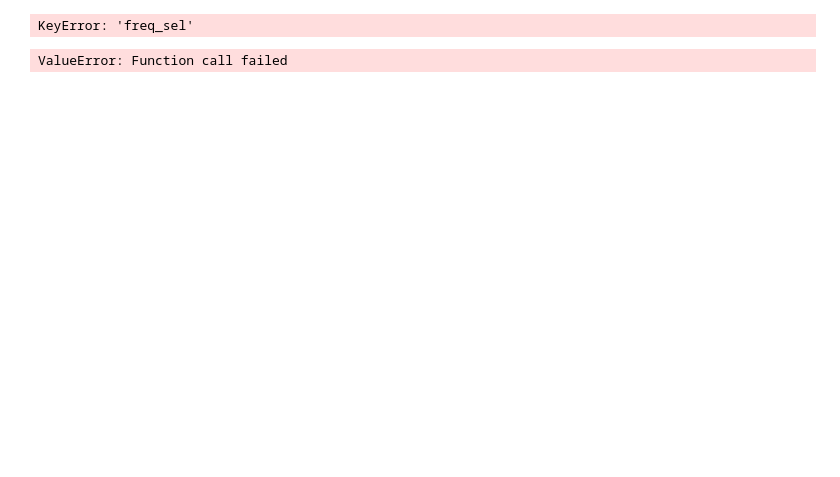
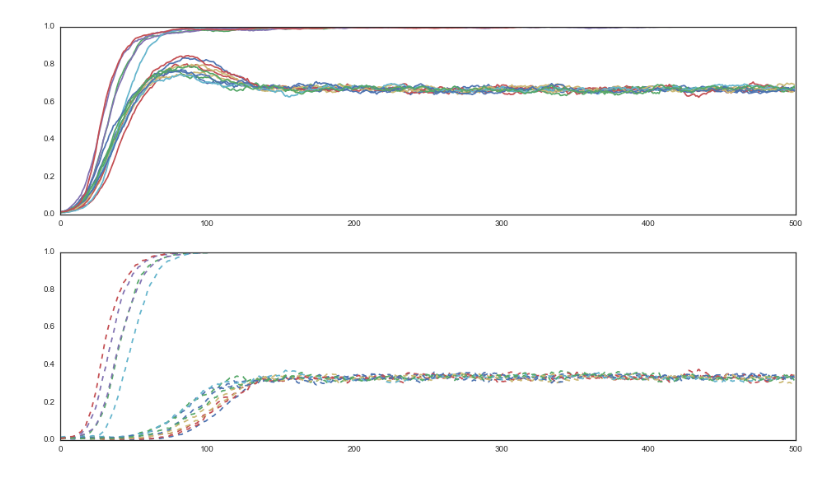
Before and after one commit to tiagoantao/bioinf-python, a Jupyter notebook: notebooks/04_PopSim/Selection.ipynb, the cells around one changed output. Drawn from its saved outputs; the diff is of its cells as text; code cells hidden in the pictures; blank space fills up the shorter version.

```diff
--- a/notebooks/04_PopSim/Selection.ipynb
+++ b/notebooks/04_PopSim/Selection.ipynb
@@ -151,0 +144,4 @@ del post_ops['Stat-freq-eval']
+# %%
+pop_size = 5000
+num_gens = 500
+pops = sp.Population(pop_size, loci=[1 * num_loci], infoFields=['fitness'])
@@ -152,9 +170,5 @@ del post_ops['Stat-freq-eval']
 # %%
-num_gens = 100
-pops_500 = sp.Population(500, loci=[1 * num_loci])
-sim = sp.Simulator(pops_500, rep=1)
+sim = sp.Simulator(pops, rep=15)
 sim.evolve(initOps=init_ops.values(), preOps=pre_ops.values(), postOps=post_ops.values(),
            matingScheme=mating_scheme, gen=num_gens)
+None
-# %% [output]
-KeyError: 'freq_sel'
-ValueError: Function call failed
@@ -163,5 +174,0 @@ pop_500_after = deepcopy(sim.population(0))
-# %%
-pops_40 = sp.Population(40, loci=[1 * num_loci])
-sim = sp.Simulator(pops_40, rep=1)
-sim.evolve(initOps=init_ops.values(), preOps=pre_ops.values(), postOps=post_ops.values(),
-           matingScheme=mating_scheme, gen=num_gens)
@@ -191,0 +175,9 @@ fig.tight_layout()
+# %%
+fig = plt.figure(figsize=(16, 9))
+ax1 = fig.add_subplot(211)
+ax2 = fig.add_subplot(212)
+for pop in sim.populations():
+    ax1.plot(pop.vars()['freq_sel_major'])
+    ax2.plot(pop.vars()['freq_sel_minor'], '--')
+# %% [output]
+[figure, added]
```
Also changed, not shown: parts of 23 cells of this notebook, 1 other file.
